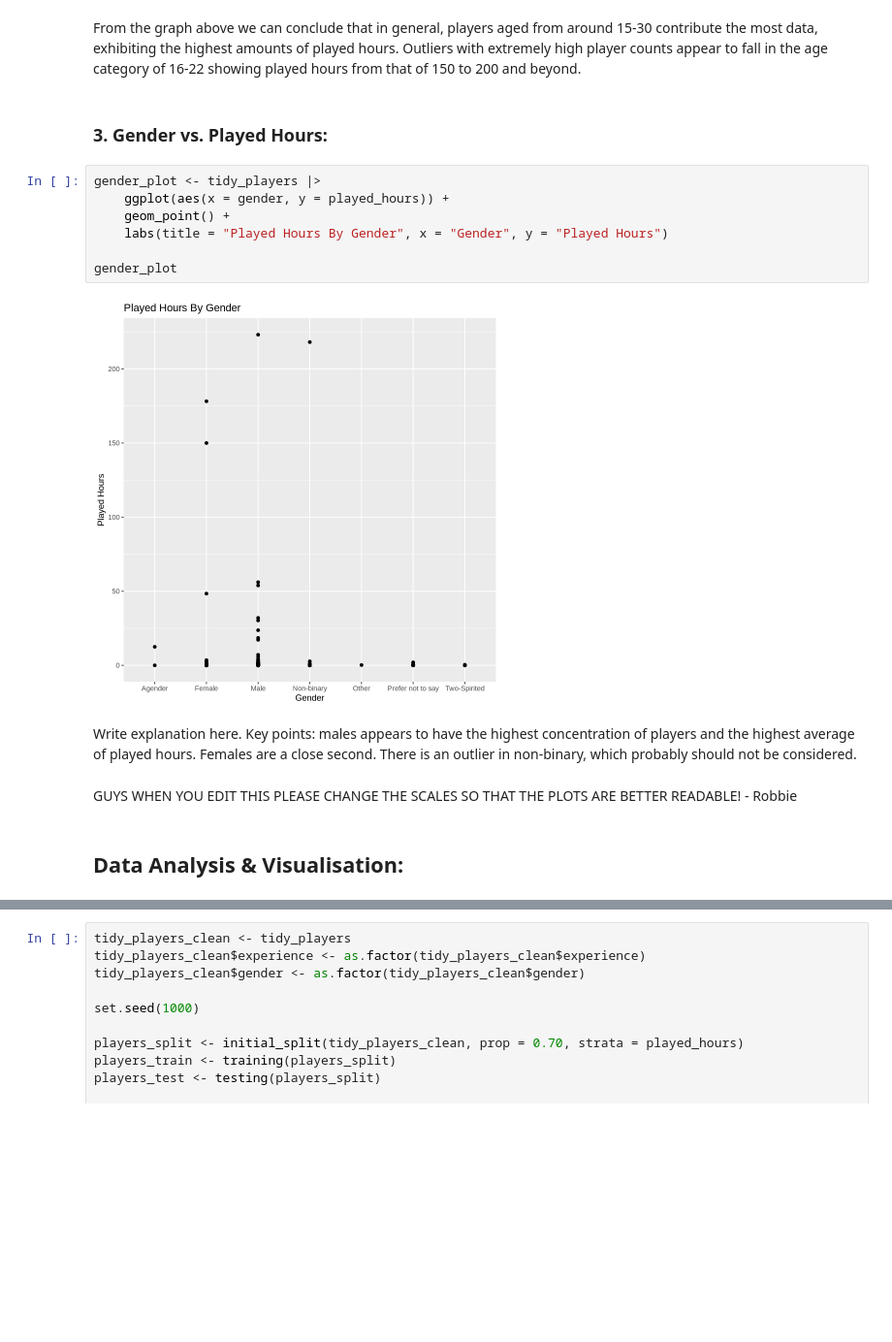
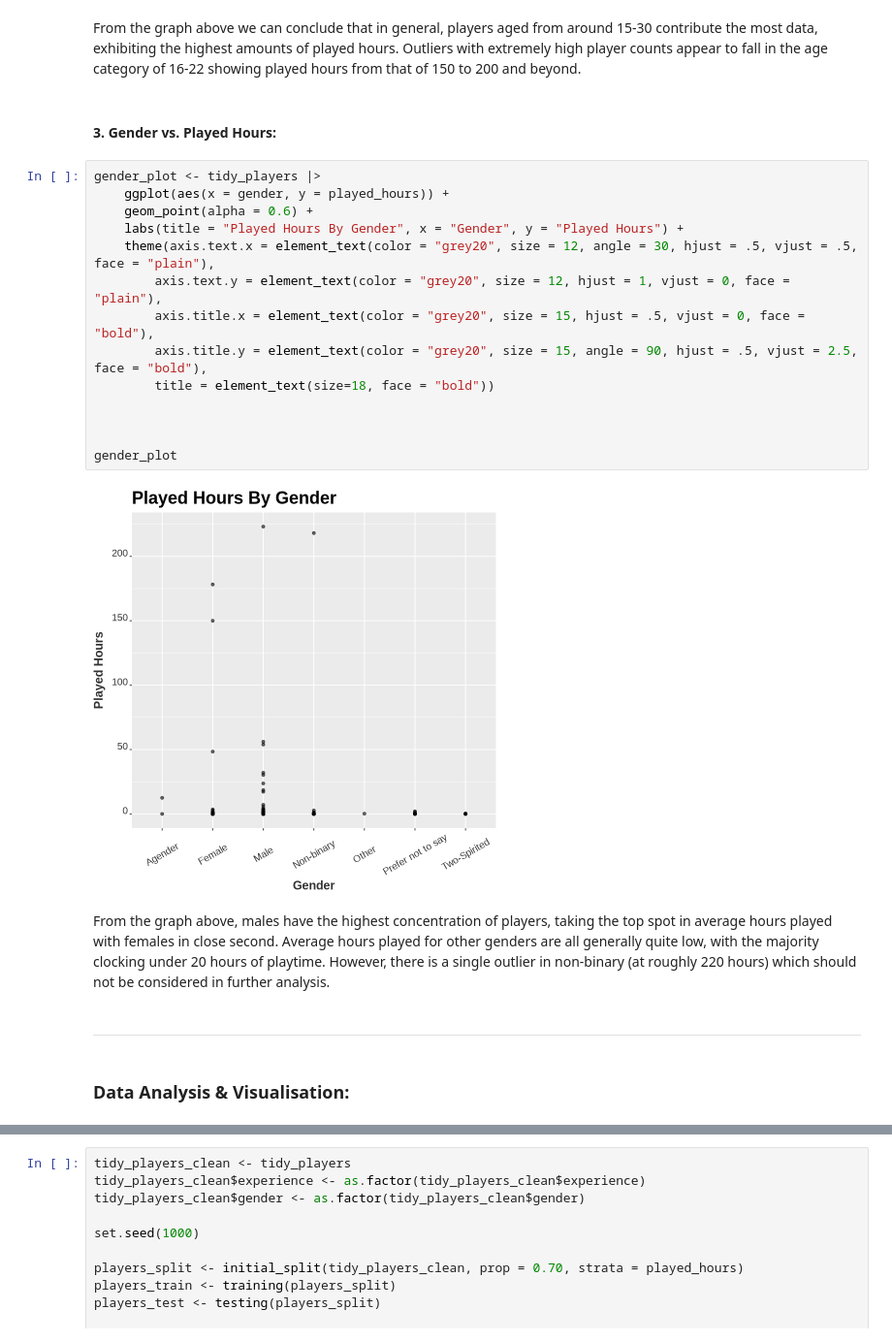
Before and after one commit to frogbie/dsci100project-002-39, a Jupyter notebook: projectgroup_report.ipynb, the cells around one changed output, grey strips where cells are left out. Shown at 97% size. Cells and saved outputs as stored; diff of their text form; blank space fills up the shorter version.

```diff
--- a/projectgroup_report.ipynb
+++ b/projectgroup_report.ipynb
@@ -221,20 +257,27 @@ Warning message:
 # %% [markdown]
 From the graph above we can conclude that in general, players aged from around 15-30 contribute the most data, exhibiting the highest amounts of played hours. Outliers with extremely high player counts appear to fall in the age category of 16-22 showing played hours from that of 150 to 200 and beyond.
 # %% [markdown]
-### 3. Gender vs. Played Hours:
+#### 3. Gender vs. Played Hours:
 # %%
 gender_plot <- tidy_players |>
     ggplot(aes(x = gender, y = played_hours)) +
-    geom_point() +
-    labs(title = "Played Hours By Gender", x = "Gender", y = "Played Hours")
+    geom_point(alpha = 0.6) +
+    labs(title = "Played Hours By Gender", x = "Gender", y = "Played Hours") +
+    theme(axis.text.x = element_text(color = "grey20", size = 12, angle = 30, hjust = .5, vjust = .5, face = "plain"),
+        axis.text.y = element_text(color = "grey20", size = 12, hjust = 1, vjust = 0, face = "plain"),
+        axis.title.x = element_text(color = "grey20", size = 15, hjust = .5, vjust = 0, face = "bold"),
+        axis.title.y = element_text(color = "grey20", size = 15, angle = 90, hjust = .5, vjust = 2.5, face = "bold"),
+        title = element_text(size=18, face = "bold"))
+
+
 
 gender_plot
 # %% [output]
-[figure, old version]
+[figure, new version]
 # %% [markdown]
-Write explanation here. Key points: males appears to have the highest concentration of players and the highest average of played hours. Females are a close second. There is an outlier in non-binary, which probably should not be considered.
+From the graph above, males have the highest concentration of players, taking the top spot in average hours played with females in close second. Average hours played for other genders are all generally quite low, with the majority clocking under 20 hours of playtime. However, there is a single outlier in non-binary (at roughly 220 hours) which should not be considered in further analysis.
-# %% [markdown]
-GUYS WHEN YOU EDIT THIS PLEASE CHANGE THE SCALES SO THAT THE PLOTS ARE BETTER READABLE! - Robbie
+# %% [markdown]
+***
 # %% [markdown]
-## Data Analysis & Visualisation:
+### Data Analysis & Visualisation:
 # %% [markdown]
```
Also changed, not shown: parts of 15 cells of this notebook.
